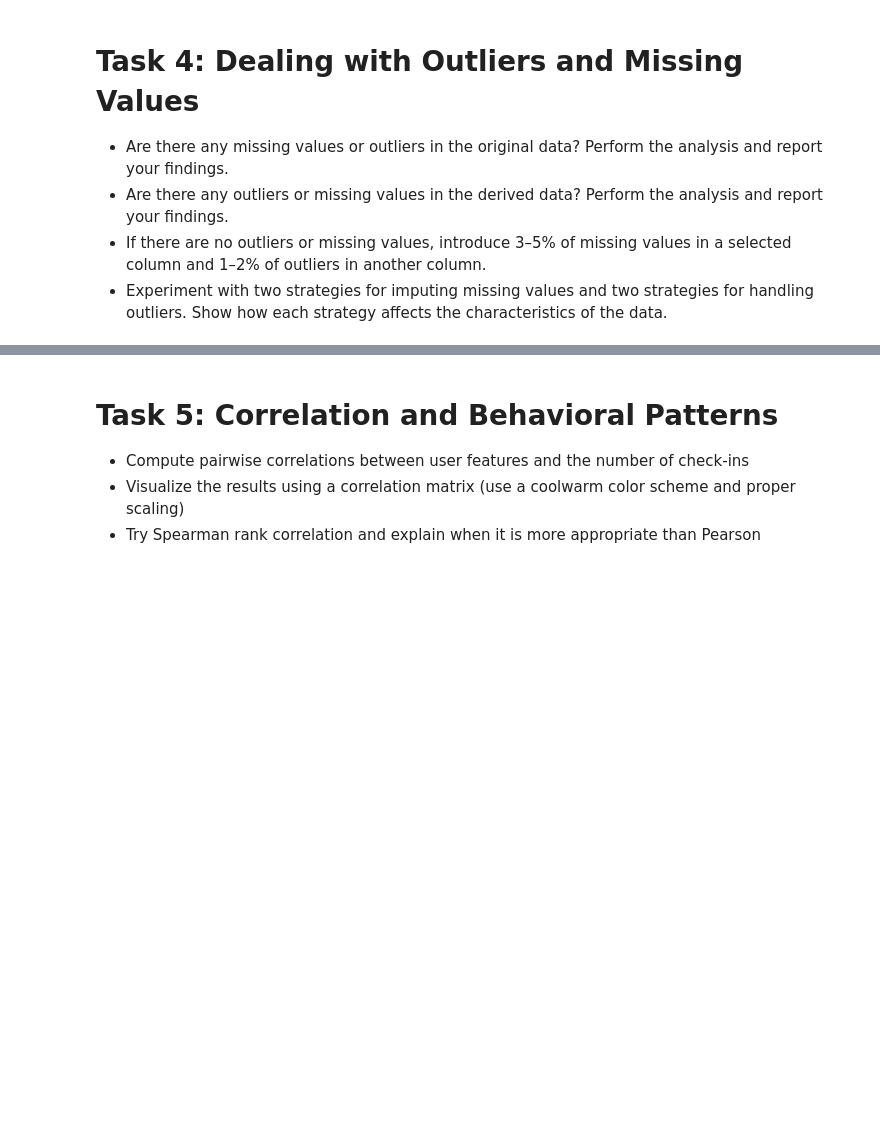
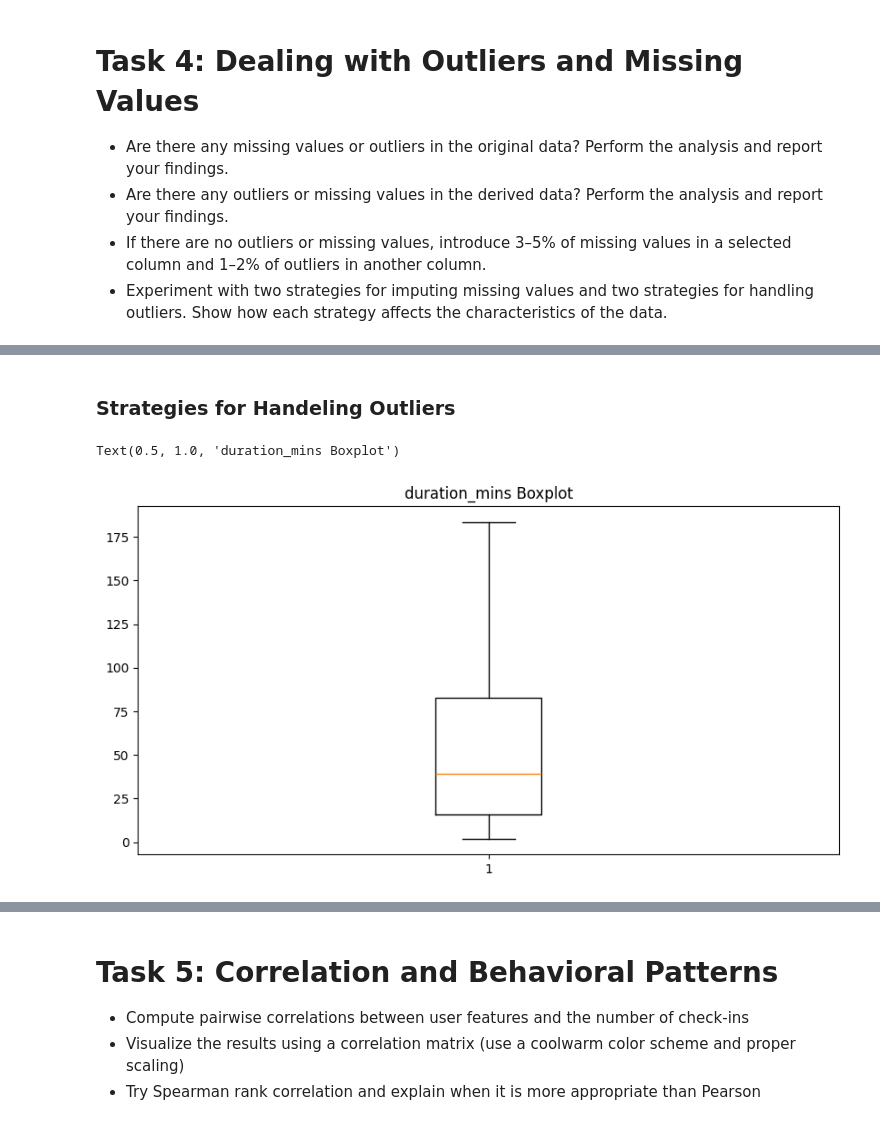
Before and after one commit to ChristianSantos2671/Santos_Christian_A01, a Jupyter notebook: iat461_a1_cs.ipynb, the cells around one changed output, grey strips where cells are left out. Cells and saved outputs as stored; diff of their text form; code cells hidden in the pictures; blank space fills up the shorter version.

```diff
--- a/iat461_a1_cs.ipynb
+++ b/iat461_a1_cs.ipynb
@@ -1260,0 +1297,9 @@ English is used the most in each category.
+# %% [markdown]
+### Strategies for Handeling Outliers
+# %%
+plt.figure(figsize=(10, 5))
+plt.boxplot(df_sessions["duration_mins"], showfliers=False)
+plt.title("duration_mins Boxplot")
+# %% [output]
+Text(0.5, 1.0, 'duration_mins Boxplot')
+[figure, added]
```
Also changed, not shown: parts of 16 cells of this notebook.
